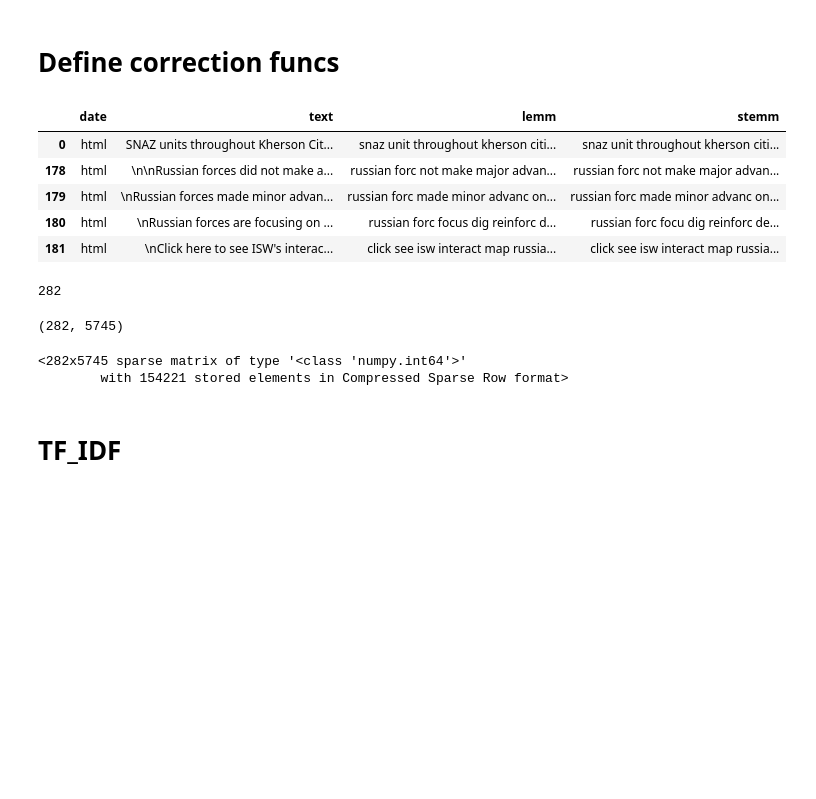
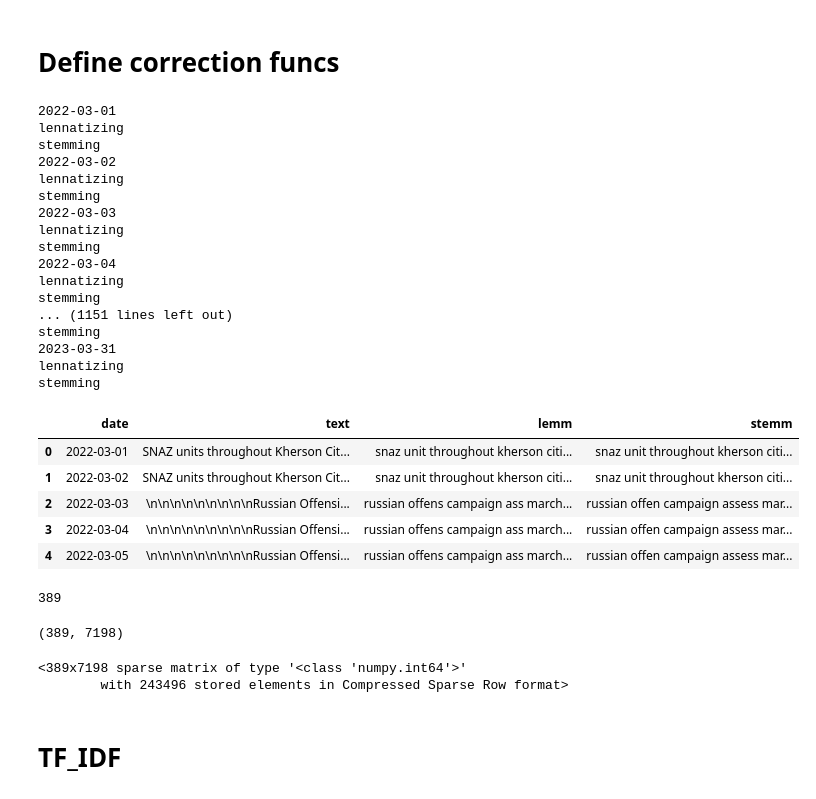
Before and after one commit to tmyroniuk/Naukma_api_project, a Jupyter notebook: News Data Preprocessing.ipynb, the cells around one changed output. Drawn from its saved outputs; the diff is of its cells as text; code cells hidden in the pictures; blank space fills up the shorter version.

Commit message:
fixed date formatting when creating csv in 'News Data Preprocessing.ipynb'

```diff
--- a/News Data Preprocessing.ipynb
+++ b/News Data Preprocessing.ipynb
@@ -183,9 +179,9 @@ import re
 all_data = []
 
 for file in files_by_days:
-    name = file.split(".")[1]
+    name = file.split(".")[0].lstrip(INPUT_FOLDER)
     name = name.replace("\\", "")
-    #print(name)  #
+    print(name)  #
     d = {}
 # Open the HTML file
     with open(file, encoding="utf8") as file:
@@ -199,35 +195,52 @@ for file in files_by_days:
             # Find the index of the first occurrence of "ET"
             index = text.find("ET")
 
             # Extract the text after the first occurrence of "ET"
             text = text[2+index:]
             index = text.rfind("[1]")
             text =text[:index]
             text = re.sub(r'\[.*?\]', '', text)
             # Print the text
             #print(text)
             lemm = preprocess(text)
             stemm = preprocess(text, "stemm")
 
             #print(text)
             #sample = create_bag_of_words(text)
             #sample_fr = calculate_term_frequency(sample)
 
             d = {
                 "date":name,
                 "text":text,
                 "lemm":lemm,
                 "stemm":stemm
             }
             all_data.append(d)
 
 df = pd.DataFrame.from_dict(all_data)
 df = df.sort_values(by = ['date'])
 df.head(5)
 # %% [output]
+2022-03-01
+lennatizing
+stemming
+2022-03-02
+lennatizing
+stemming
+2022-03-03
+lennatizing
+stemming
+2022-03-04
+lennatizing
+stemming
+... (1151 lines left out)
+stemming
+2023-03-31
+lennatizing
+stemming
 |  | date | text | lemm | stemm |
-| 0 | html | SNAZ units throughout Kherson Cit... | snaz unit throughout kherson citi... | snaz unit throughout kherson citi... |
-| 178 | html | \n\nRussian forces did not make a... | russian forc not make major advan... | russian forc not make major advan... |
-| 179 | html | \nRussian forces made minor advan... | russian forc made minor advanc on... | russian forc made minor advanc on... |
-| 180 | html | \nRussian forces are focusing on ... | russian forc focus dig reinforc d... | russian forc focu dig reinforc de... |
-| 181 | html | \nClick here to see ISW's interac... | click see isw interact map russia... | click see isw interact map russia... |
+| 0 | 2022-03-01 | SNAZ units throughout Kherson Cit... | snaz unit throughout kherson citi... | snaz unit throughout kherson citi... |
+| 1 | 2022-03-02 | SNAZ units throughout Kherson Cit... | snaz unit throughout kherson citi... | snaz unit throughout kherson citi... |
+| 2 | 2022-03-03 | \n\n\n\n\n\n\n\n\nRussian Offensi... | russian offens campaign ass march... | russian offen campaign assess mar... |
+| 3 | 2022-03-04 | \n\n\n\n\n\n\n\n\nRussian Offensi... | russian offens campaign ass march... | russian offen campaign assess mar... |
+| 4 | 2022-03-05 | \n\n\n\n\n\n\n\n\nRussian Offensi... | russian offens campaign ass march... | russian offen campaign assess mar... |
@@ -236,18 +251,18 @@ docs = df['lemm'].tolist()
 # %%
 len(docs)
 # %% [output]
-282
+389
 # %%
 cv = CountVectorizer(max_df = 0.98, min_df = 2)
 word_count_vector = cv.fit_transform(docs)
 
 word_count_vector.shape
 # %% [output]
-(282, 5745)
+(389, 7198)
 # %%
 word_count_vector
 # %% [output]
-<282x5745 sparse matrix of type '<class 'numpy.int64'>'
-        with 154221 stored elements in Compressed Sparse Row format>
+<389x7198 sparse matrix of type '<class 'numpy.int64'>'
+        with 243496 stored elements in Compressed Sparse Row format>
 # %%
 #model folder needed to be created previously !!!
```
Also changed, not shown: parts of 7 cells of this notebook, 2 other files.
